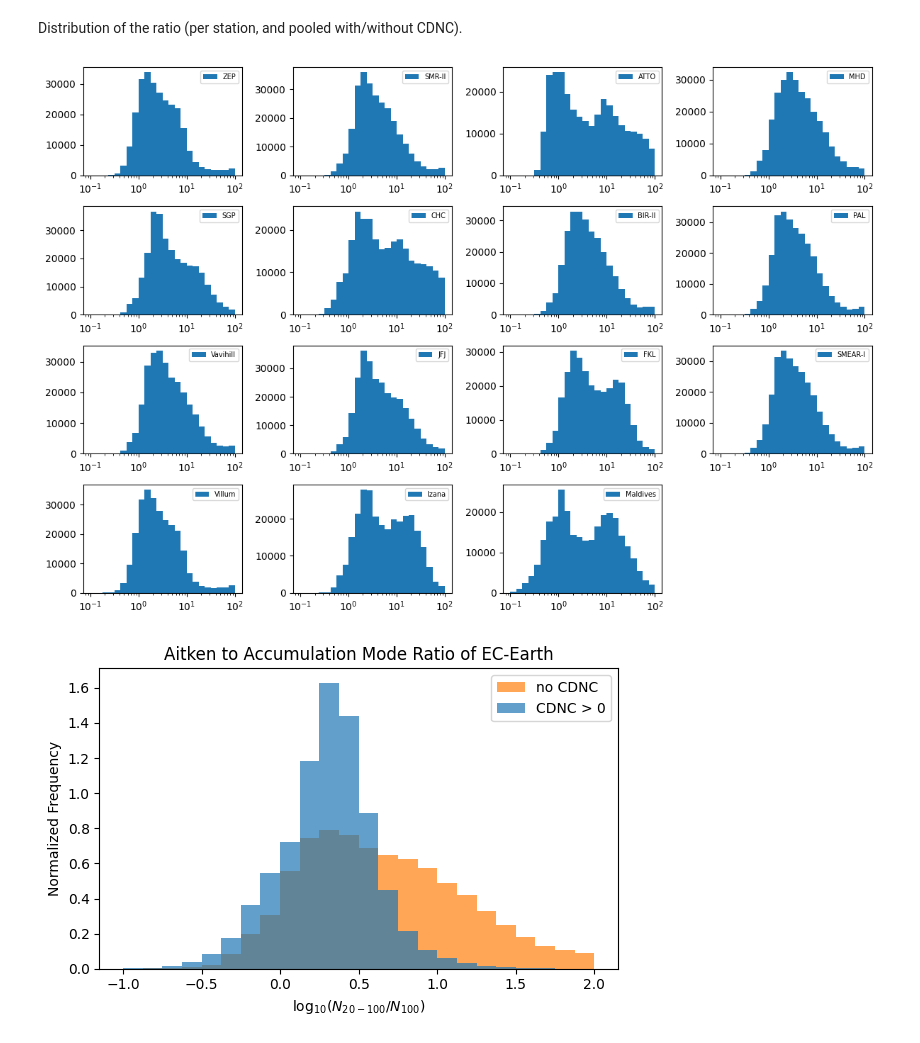
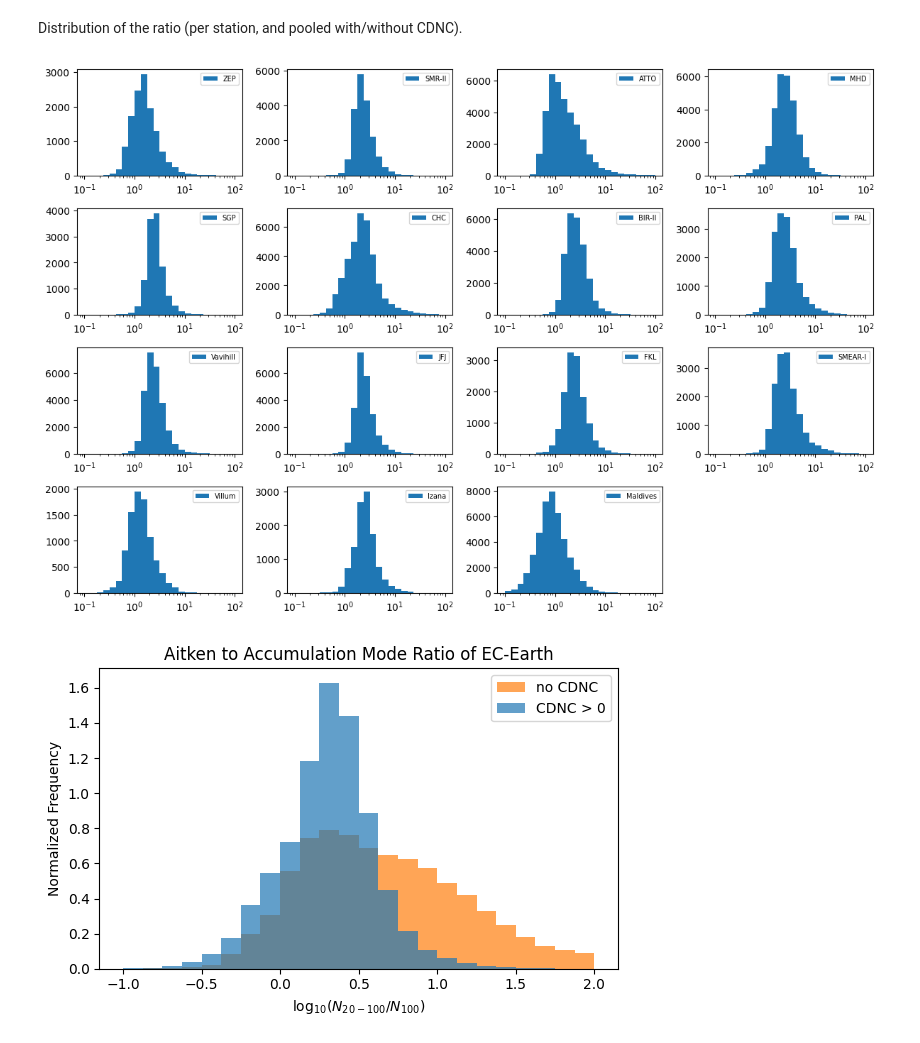
Before and after one commit to peter-churchill/PhD-Susceptibility, a Jupyter notebook: notebooks/ecearth_stations_susc_aitacc.ipynb, the cells around one changed output. Cells and saved outputs as stored; diff of their text form; code cells hidden in the pictures.

```diff
--- a/notebooks/ecearth_stations_susc_aitacc.ipynb
+++ b/notebooks/ecearth_stations_susc_aitacc.ipynb
@@ -128,14 +128,14 @@ Distribution of the ratio (per station, and pooled with/without CDNC).
 # %%
 bins = np.logspace(-1, 2, 25)
 plt.figure(figsize=[12, 8])
 for i, station in enumerate(ds.station.values):
     plt.subplot(4, 4, i + 1)
-    plt.hist(TotalAitAccRatio.sel(station=station).values.flatten(), bins=bins, label=station)
+    plt.hist(AitAccRatio.sel(station=station).values.flatten(), bins=bins, label=station)
     plt.xscale('log')
     plt.legend(fontsize=7)
 plt.tight_layout()
 # %% [output]
-[figure, old version]
+[figure, new version]
 # %%
 bins = np.linspace(-1, 2, 25)
 plt.figure(figsize=[6, 4])
```
Also changed, not shown: parts of 1 cell of this notebook, 8 other files.
